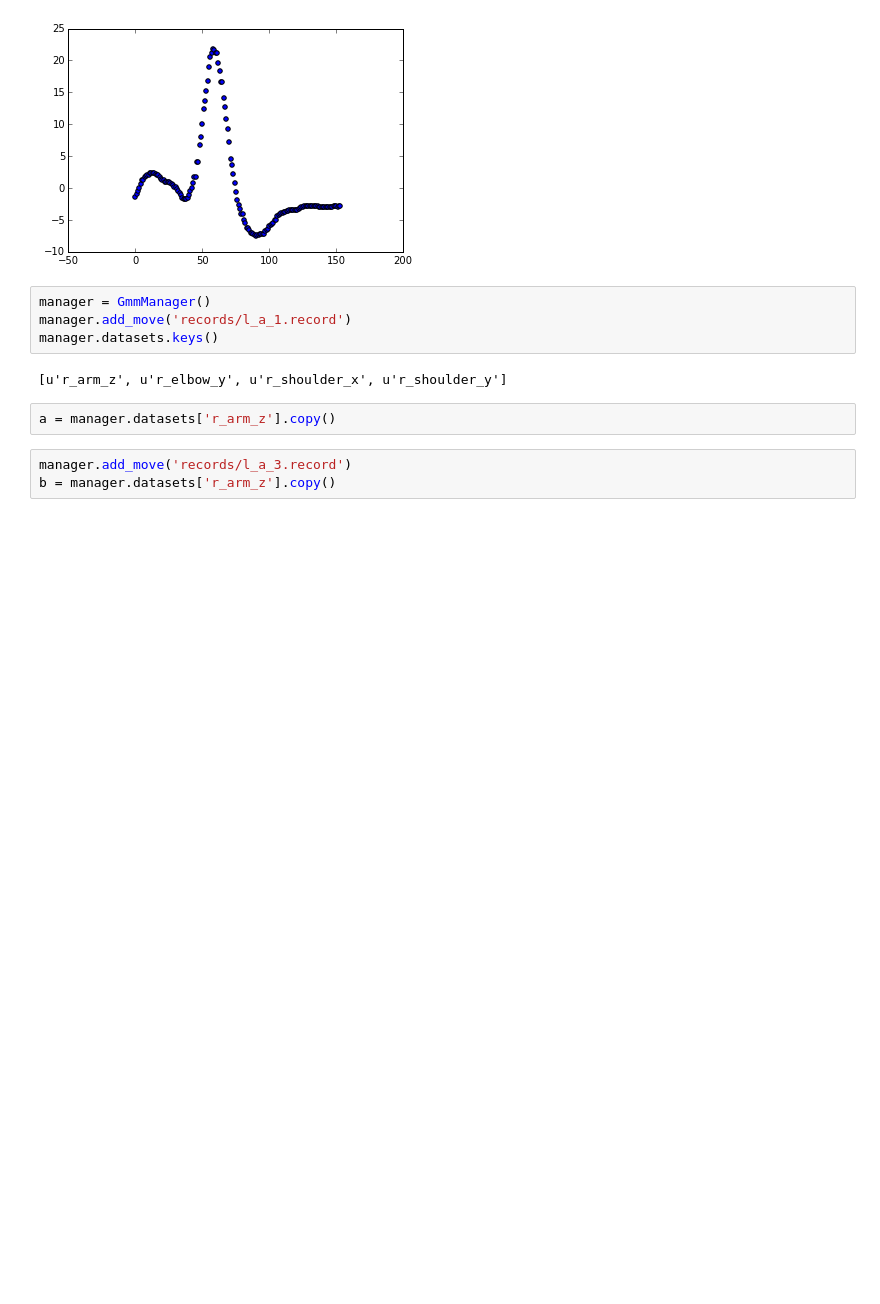
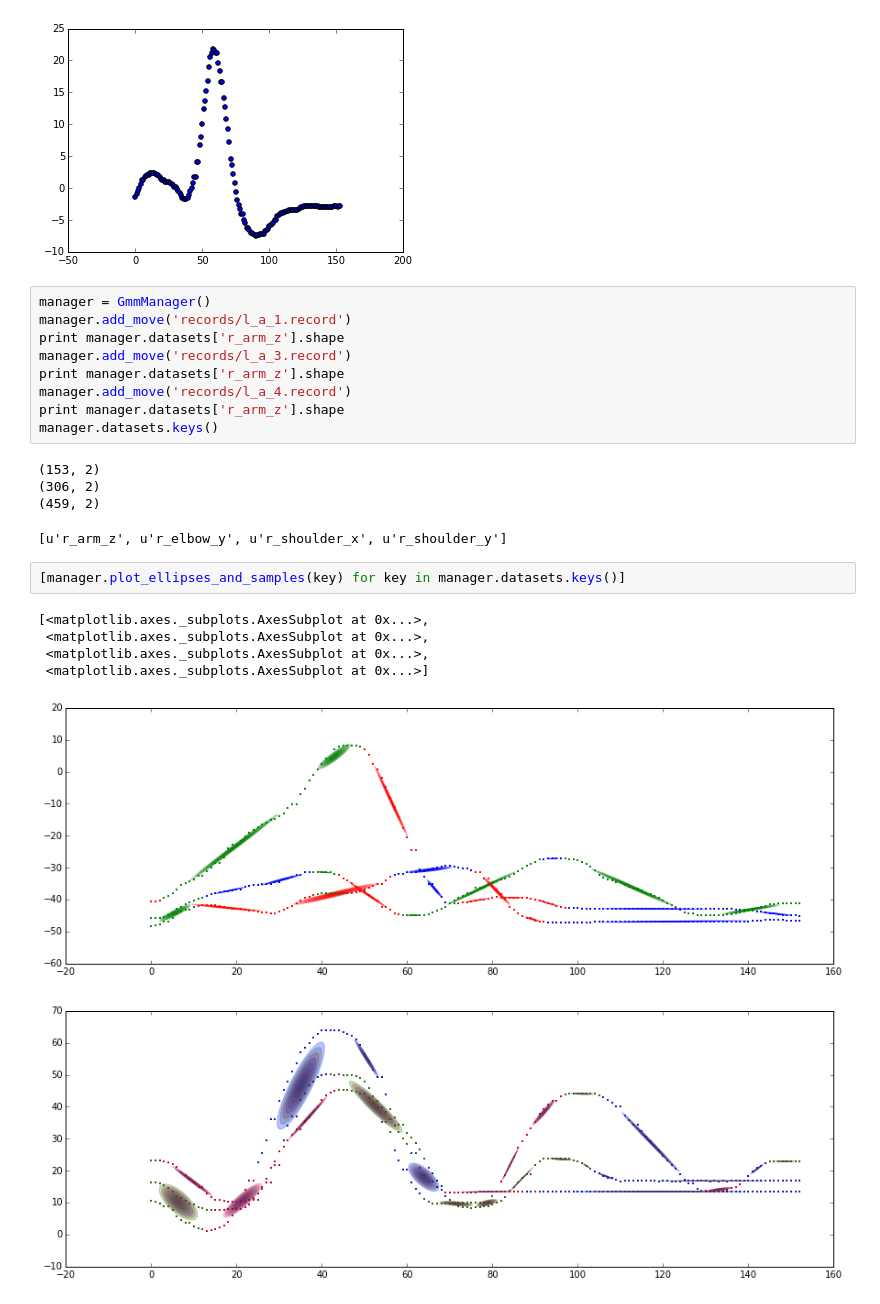
Before and after one commit to show0k/gmm-lbd, a Jupyter notebook: notebooks/data_generation_tests.ipynb, the cells around one changed output. Cells and saved outputs as stored; diff of their text form; blank space fills up the shorter version.

```diff
--- a/notebooks/data_generation_tests.ipynb
+++ b/notebooks/data_generation_tests.ipynb
@@ -133,14 +133,26 @@ plt.scatter(X['r_arm_z'][:,0],X['r_arm_z'][:,1])
 # %% [output]
 <matplotlib.collections.PathCollection at 0x...>
 [figure]
-# %%
-manager = GmmManager()
-manager.add_move('records/l_a_1.record')
-manager.datasets.keys()
-# %% [output]
-[u'r_arm_z', u'r_elbow_y', u'r_shoulder_x', u'r_shoulder_y']
-# %%
-a = manager.datasets['r_arm_z'].copy()
-# %%
-manager.add_move('records/l_a_3.record')
-b = manager.datasets['r_arm_z'].copy()
+# %%
+manager = GmmManager()
+manager.add_move('records/l_a_1.record')
+print manager.datasets['r_arm_z'].shape
+manager.add_move('records/l_a_3.record')
+print manager.datasets['r_arm_z'].shape
+manager.add_move('records/l_a_4.record')
+print manager.datasets['r_arm_z'].shape
+manager.datasets.keys()
+# %% [output]
+(153, 2)
+(306, 2)
+(459, 2)
+[u'r_arm_z', u'r_elbow_y', u'r_shoulder_x', u'r_shoulder_y']
+# %%
+[manager.plot_ellipses_and_samples(key) for key in manager.datasets.keys()]
+# %% [output]
+[<matplotlib.axes._subplots.AxesSubplot at 0x...>,
+ <matplotlib.axes._subplots.AxesSubplot at 0x...>,
+ <matplotlib.axes._subplots.AxesSubplot at 0x...>,
+ <matplotlib.axes._subplots.AxesSubplot at 0x...>]
+[figure, added]
+[figure, added]
```
Also changed, not shown: parts of 2 cells of this notebook, 2 other files.
